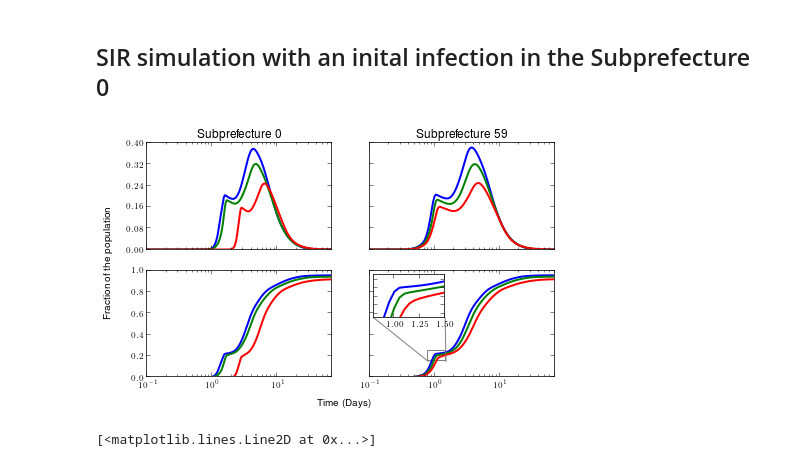
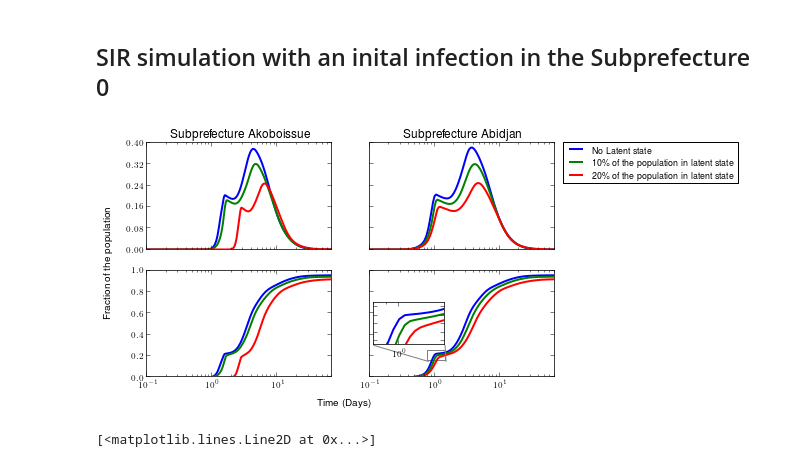
Before and after one commit to ComplexNetTSP/Simulation-Files-for-Large-Scale-Model-for-Information-Dissemination-with-Device-to-Device, a Jupyter notebook: Results/plots.ipynb, the cells around one changed output. Cells and saved outputs as stored; diff of their text form; code cells hidden in the pictures.

```diff
--- a/Results/plots.ipynb
+++ b/Results/plots.ipynb
@@ -14,6 +14,8 @@ with open('nolatent/1' + '/I.p', 'rb') as fp:
     Inl = p.load(fp)
 with open('nolatent/1' + '/R.p', 'rb') as fp:
     Inl_R = p.load(fp)
+with open('nolatent/1' + '/A.p', 'rb') as fp:
+    A = p.load(fp)
 
 with open('latent/4' + '/I.p', 'rb') as fp:
     Il_mu2 = p.load(fp)
@@ -64,6 +66,8 @@ with open('nolatent/2' + '/I.p', 'rb') as fp:
     Inl_59 = p.load(fp)
 with open('nolatent/2' + '/R.p', 'rb') as fp:
     Inl_59_R = p.load(fp)
+with open('nolatent/2' + '/A.p', 'rb') as fp:
+    A_59 = p.load(fp)
 
 with open('latent/3' + '/I.p', 'rb') as fp:
     Il_mu2_59 = p.load(fp)
@@ -127,6 +131,8 @@ rcParams['lines.linewidth'] = 2
 
 f, axarr = plt.subplots(2, 2,sharex=True)
 
+
+
 f.text(0.05, 0.5, 'Fraction of the population', ha='center', va='center', rotation='vertical')
 f.text(0.5, 0.04, 'Time (Days)', ha='center', va='center')
 axarr[0,0].semilogx(x,np.array(Inl)/pop)
@@ -135,7 +141,7 @@ axarr[0,0].semilogx(x,np.array(Il_mu2)/pop)
 #axarr[0,0].semilogx(x,np.array(Il_mu4)/pop)
 axarr[0,0].semilogx(x,np.array(Il_mu5)/pop)
 axarr[0,0].set_xlim(0.1,70.0)
-axarr[0,0].set_title('Subprefecture 0')
+axarr[0,0].set_title('Subprefecture Akoboissue')
 axarr[0,0].yaxis.set_major_locator(locator_6)
 #axarr[0,0].xlabel('Time (Days)')
 #axarr[0,0].ylabel('Fraction of the population')
@@ -164,15 +170,19 @@ axarr[1,0].semilogx(x,y2)
 #axarr[1,0].semilogx(x,y4)
 axarr[1,0].semilogx(x,y5)
 
-axarr[0,1].set_title('Subprefecture 59')
-axarr[0,1].semilogx(x,np.array(Inl_59)/pop)
-axarr[0,1].semilogx(x,np.array(Il_mu2_59)/pop)
+
+axarr[0,1].set_title('Subprefecture Abidjan')
+p1, = axarr[0,1].semilogx(x,np.array(Inl_59)/pop)
+p2, = axarr[0,1].semilogx(x,np.array(Il_mu2_59)/pop)
 #axarr[0,1].semilogx(x,np.array(Il_mu3_59)/pop)
 #axarr[0,1].semilogx(x,np.array(Il_mu4_59)/pop)
-axarr[0,1].semilogx(x,np.array(Il_mu5_59)/pop)
+p3, = axarr[0,1].semilogx(x,np.array(Il_mu5_59)/pop)
 
 setp( axarr[0,1].get_yticklabels(), visible=False)
 axarr[0,1].yaxis.set_major_locator(locator_6)
+axarr[0,1].legend([p1,p2,p3], ["No Latent state", "10\% of the population in latent state ","20\% of the population in latent state"], bbox_to_anchor=(1.05, 1), loc=2, borderaxespad=0.)
+
+
 y11 = (np.array(Inl_59)+np.array(Inl_59_R))/15686986
 y22 = (np.array(Il_mu2_59_R)+
       np.array(Il_mu2_59_ER)+
@@ -182,39 +192,39 @@ y33 = (np.array(EIl_mu3_59)+
       np.array(Il_mu3_59)+
       np.array(Il_mu3_59_ER)+
       np.array(Il_mu3_59_R))/15686986
 y44 = (np.array(EIl_mu4_59)+
       np.array(Il_mu4_59)+
       np.array(Il_mu4_59_ER)+
       np.array(Il_mu4_59_R))/15686986
 y55 = (np.array(EIl_mu5_59)+
       np.array(Il_mu5_59)+
       np.array(Il_mu5_59_ER)+
       np.array(Il_mu5_59_R))/15686986
 axarr[1,1].semilogx(x,y11)
 axarr[1,1].semilogx(x,y22)
 #axarr[1,1].semilogx(x,y33)
 #axarr[1,1].semilogx(x,y44)
 axarr[1,1].semilogx(x,y55)
 setp( axarr[1,1].get_yticklabels(), visible=False)
 
 # Zoom in
-axins = zoomed_inset_axes(axarr[1,1], 4, loc=2) # zoom = 6
-axins.plot(x,y11)
-axins.plot(x,y22)
+axins = zoomed_inset_axes(axarr[1,1], 4, loc=6) # zoom = 6
+axins.semilogx(x,y11)
+axins.semilogx(x,y22)
 #axins.plot(x,y33)
 #axins.plot(x,y44)
-axins.plot(x,y55)
+axins.semilogx(x,y55)
 axins.set_xlim(0.8, 1.5)
 axins.set_ylim(0.15, 0.25)
-axins.xaxis.set_major_locator(locator_3)
+#axins.xaxis.set_major_locator(locator_3)
 
 mark_inset(axarr[1,1], axins, loc1=3, loc2=4, fc="none", ec="0.5")
 setp(axins.get_yticklabels(), visible=False)
 
 savefig('fig1.pdf')
 savefig('fig1.svg')
 # %% [output]
-[figure, old version]
+[figure, new version]
 # %%
 figure()
 plot((np.array(Il_mu2_ER)+np.array(EIl_mu2)+np.array(Il_mu2_ES))/pop)
```
Also changed, not shown: parts of 1 cell of this notebook, 8 other files.
